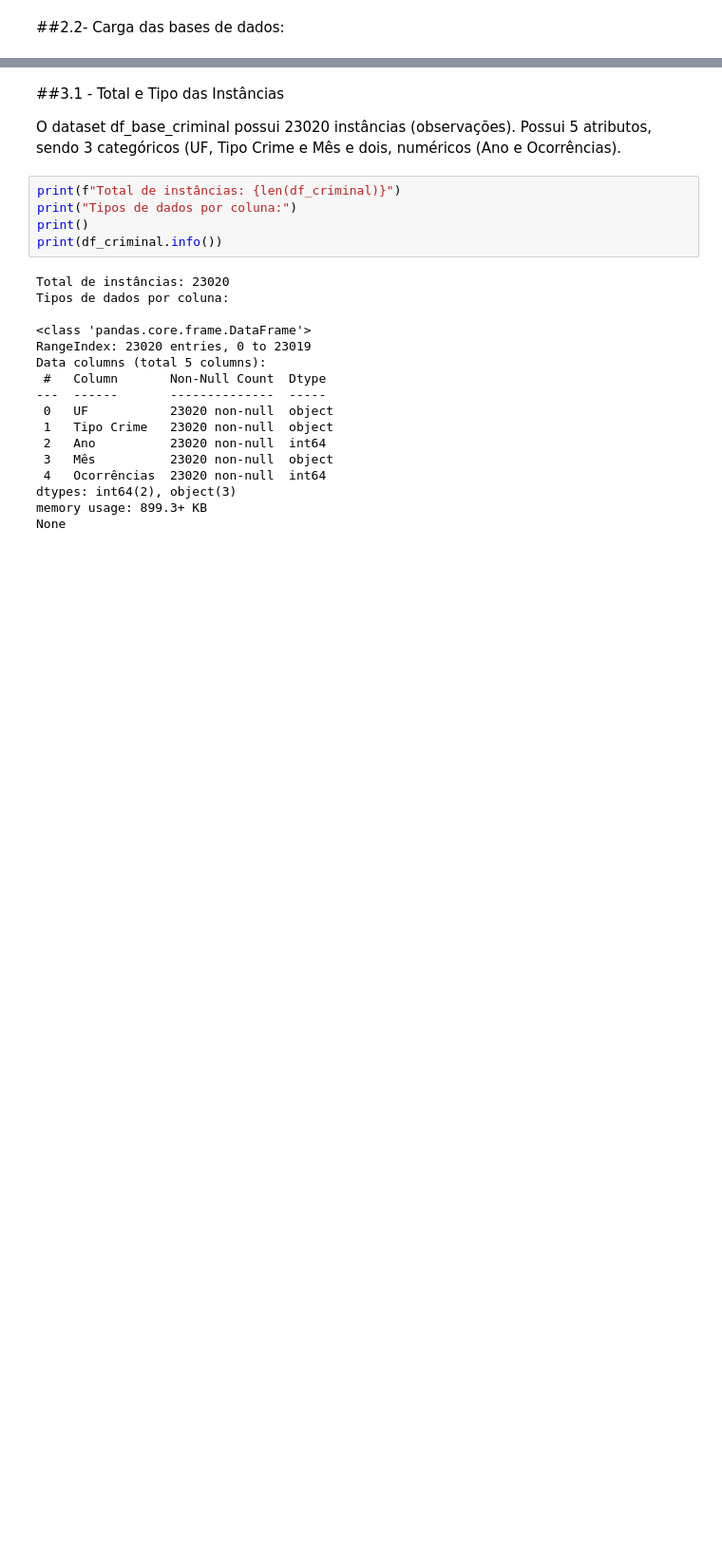
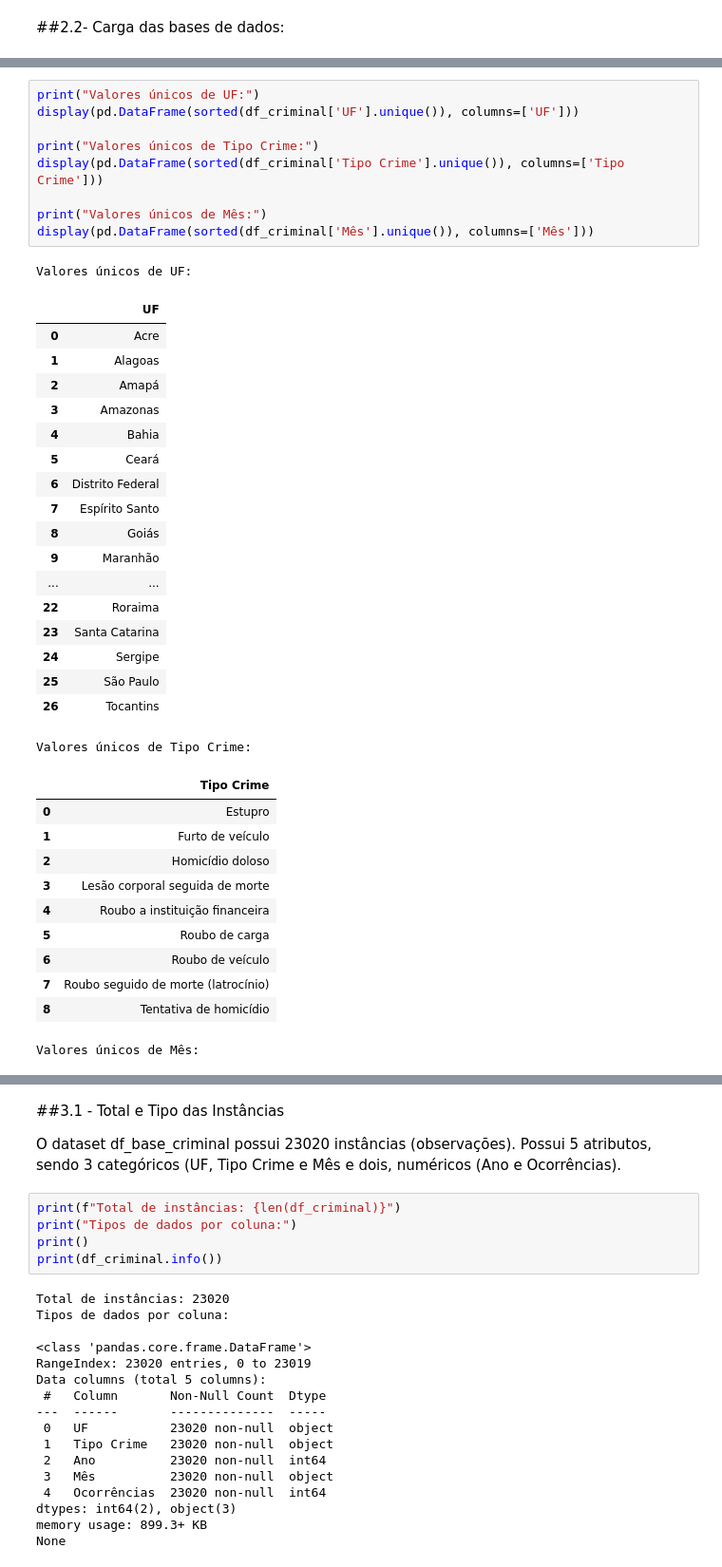
Before and after one commit to Marcelo-Silvestre/Analise_Dados_Boas_Praticas_PUCRIO, a Jupyter notebook: Notebooks/MVP_Análise_de_Dados_e_Boas_Práticas_(4052025001857).ipynb, the cells around one changed output, grey strips where cells are left out. Shown at 95% size. Drawn from its saved outputs; the diff is of its cells as text; blank space fills up the shorter version.

```diff
--- a/Notebooks/MVP_Análise_de_Dados_e_Boas_Práticas_(4052025001857).ipynb
+++ b/Notebooks/MVP_Análise_de_Dados_e_Boas_Práticas_(4052025001857).ipynb
@@ -95,0 +190,40 @@ Nesta etapa de Análise de Dados Exploratória (EDA)
+# %%
+print("Valores únicos de UF:")
+display(pd.DataFrame(sorted(df_criminal['UF'].unique()), columns=['UF']))
+
+print("Valores únicos de Tipo Crime:")
+display(pd.DataFrame(sorted(df_criminal['Tipo Crime'].unique()), columns=['Tipo Crime']))
+
+print("Valores únicos de Mês:")
+display(pd.DataFrame(sorted(df_criminal['Mês'].unique()), columns=['Mês']))
+# %% [output]
+Valores únicos de UF:
+|  | UF |
+| 0 | Acre |
+| 1 | Alagoas |
+| 2 | Amapá |
+| 3 | Amazonas |
+| 4 | Bahia |
+| 5 | Ceará |
+| 6 | Distrito Federal |
+| 7 | Espírito Santo |
+| 8 | Goiás |
+| 9 | Maranhão |
+| ... | ... |
+| 22 | Roraima |
+| 23 | Santa Catarina |
+| 24 | Sergipe |
+| 25 | São Paulo |
+| 26 | Tocantins |
+Valores únicos de Tipo Crime:
+|  | Tipo Crime |
+| 0 | Estupro |
+| 1 | Furto de veículo |
+| 2 | Homicídio doloso |
+| 3 | Lesão corporal seguida de morte |
+| 4 | Roubo a instituição financeira |
+| 5 | Roubo de carga |
+| 6 | Roubo de veículo |
+| 7 | Roubo seguido de morte (latrocínio) |
+| 8 | Tentativa de homicídio |
+Valores únicos de Mês:
```
Also changed, not shown: parts of 18 cells of this notebook.
